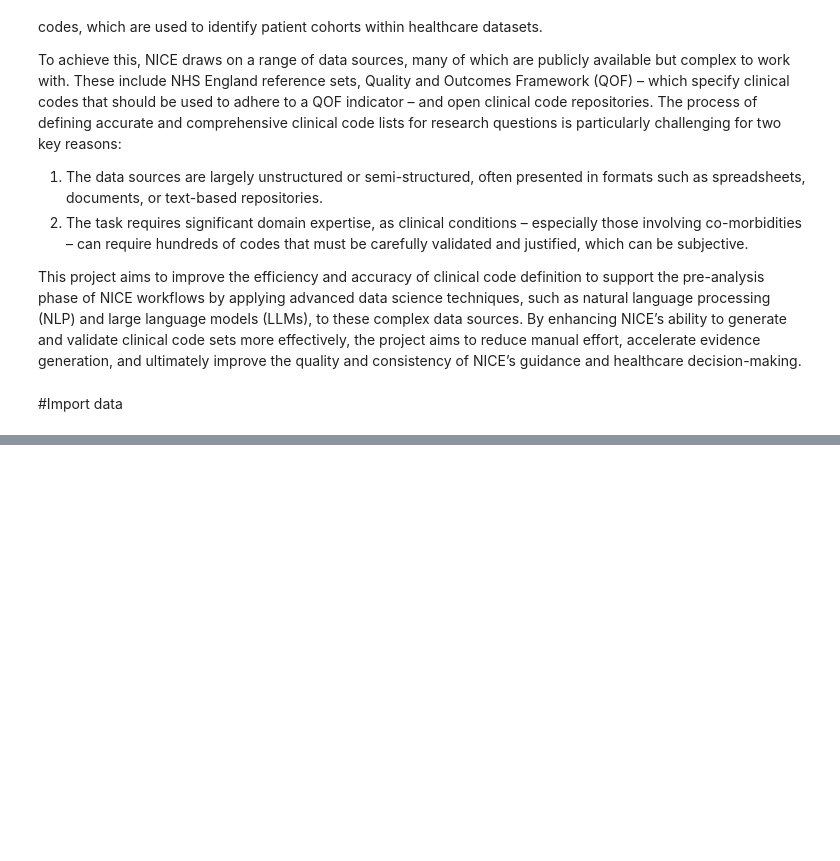
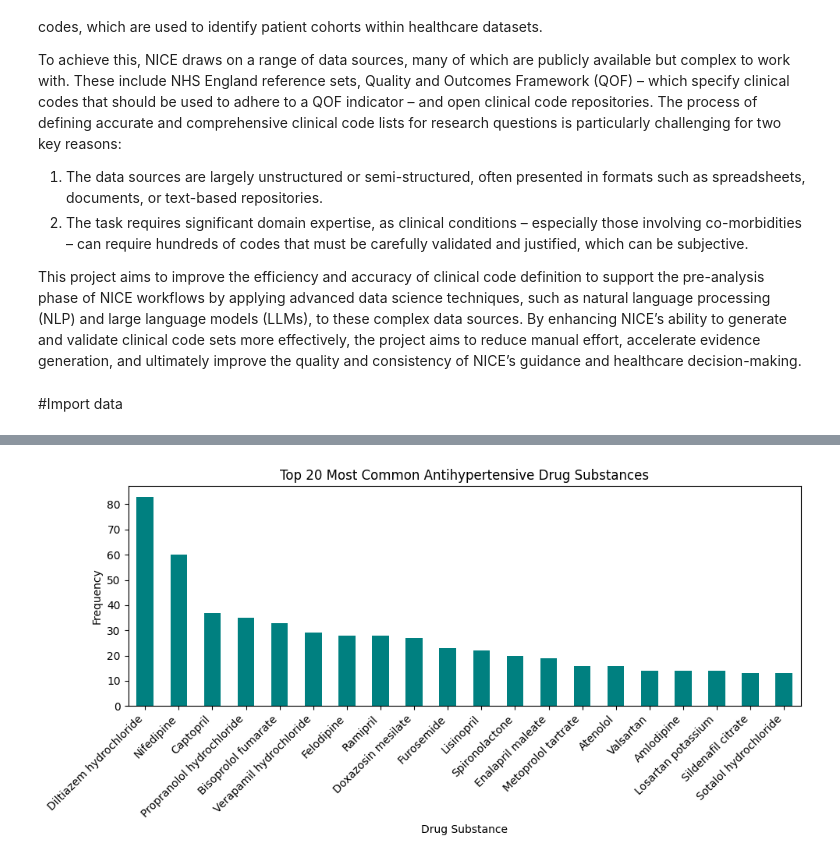
Before and after one commit to pgmanuel/CAM_C04_NICE_Project, a Jupyter notebook: CAM_Project/src/test_CAM_NICE_PROJECT_2.ipynb, the cells around one changed output, grey strips where cells are left out. Saved outputs shown, nothing was run; the diff lists cells and outputs as text; code cells hidden in the pictures; blank space fills up the shorter version.

```diff
--- a/CAM_Project/src/test_CAM_NICE_PROJECT_2.ipynb
+++ b/CAM_Project/src/test_CAM_NICE_PROJECT_2.ipynb
@@ -46,0 +134,7 @@ google-colab 1.0.0 requires pandas==2.2.2, but you have pandas 2.3.3 which is in
+# %%
+# 1. Load the data (using tab separator based on your file format)
+file_path = 'DAAR_2025_004_antihypertensive_codes.txt'
+antihypertensive_data = pd.read_csv(file_path, sep='\t')
+# %%
+# Clean up column names just in case there are hidden spaces
+antihypertensive_data.columns = antihypertensive_data.columns.str.strip()
@@ -46,0 +166,6 @@ google-colab 1.0.0 requires pandas==2.2.2, but you have pandas 2.3.3 which is in
+# %%
+# 3. Exploratory Data Analysis (EDA): Top Drug Substances
+top_drugs = antihypertensive_data['drugsubstancename'].value_counts().head(20)
+
+print("\n--- Top 10 Drug Substances ---")
+print(top_drugs)
@@ -46,0 +190,12 @@ google-colab 1.0.0 requires pandas==2.2.2, but you have pandas 2.3.3 which is in
+# %%
+# 4. Visualize the Top 10
+plt.figure(figsize=(10, 5))
+top_drugs.plot(kind='bar', color='teal')
+plt.title('Top 20 Most Common Antihypertensive Drug Substances')
+plt.xlabel('Drug Substance')
+plt.ylabel('Frequency')
+plt.xticks(rotation=45, ha='right')
+plt.tight_layout()
+plt.show()
+# %% [output]
+[figure, added]
```
Also changed, not shown: parts of 34 cells of this notebook.
